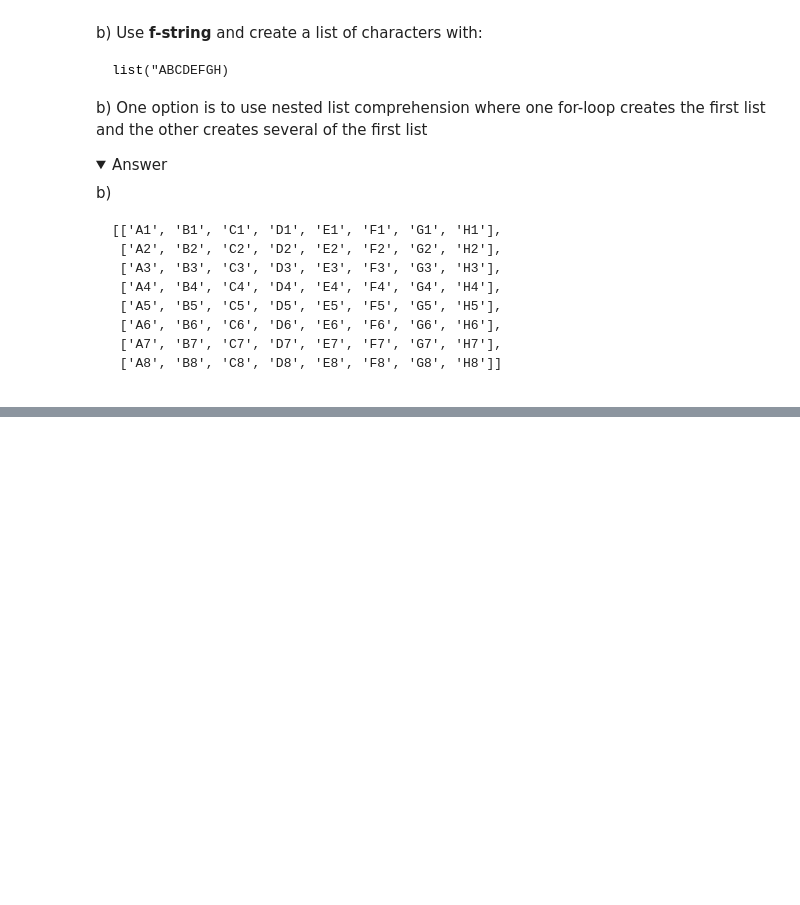
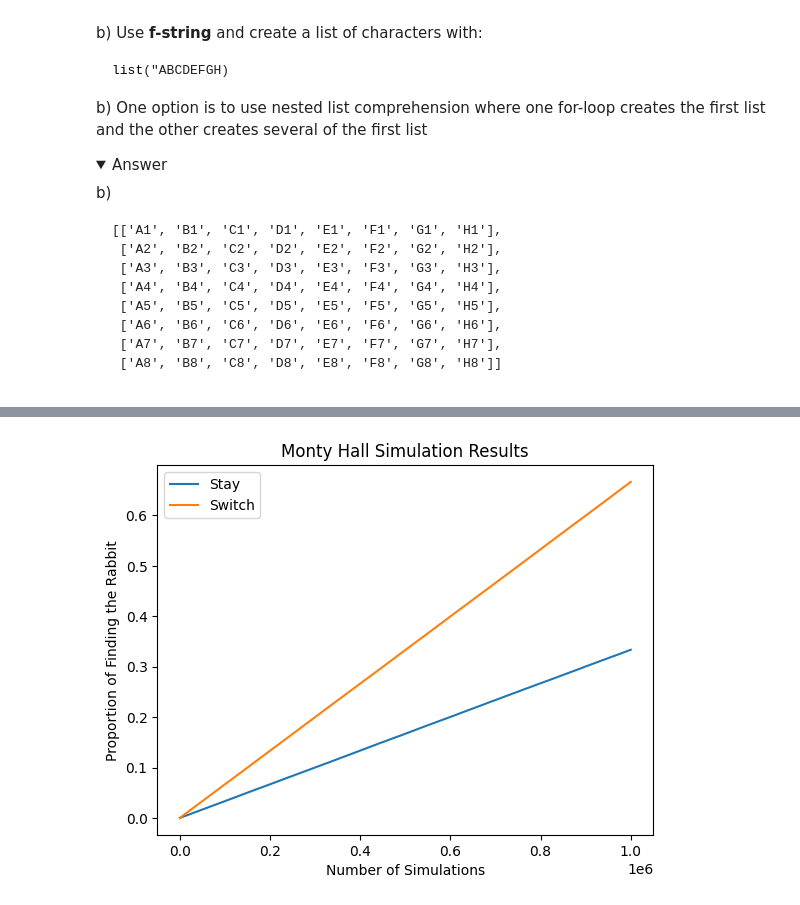
Before and after one commit to Nedib/Python-Nedya-Ibrahim, a Jupyter notebook: Exercies/04-list-exercise.ipynb, the cells around one changed output, grey strips where cells are left out. Cells and saved outputs as stored; diff of their text form; code cells hidden in the pictures; folded sections open; blank space fills up the shorter version.

```diff
--- a/Exercies/04-list-exercise.ipynb
+++ b/Exercies/04-list-exercise.ipynb
@@ -342,3 +482,55 @@ b)
 
 
 </details>
+# %%
+import random
+import matplotlib.pyplot as plt
+
+def simulate_monty_hall(num_simulations):
+    stay_wins = 0
+    switch_wins = 0
+    stay_proportions = []
+    switch_proportions = []
+
+    for _ in range(num_simulations):
+        # Randomly assign which door has the rabbit (0, 1, or 2)
+        rabbit_door = random.randint(0, 2)
+
+        # Randomly pick an initial door (0, 1, or 2)
+        initial_choice = random.randint(0, 2)
+
+        # Monty Hall opens one of the other doors with a snake behind it
+        other_doors = [door for door in range(3) if door != initial_choice]
+        opened_door = random.choice([door for door in other_doors if door != rabbit_door])
+
+        # Calculate the other remaining door
+        remaining_door = [door for door in range(3) if door != opened_door and door != initial_choice][0]
+
+        # Check if staying with the initial choice results in finding the rabbit
+        if initial_choice == rabbit_door:
+            stay_wins += 1
+
+        # Check if switching doors results in finding the rabbit
+        if remaining_door == rabbit_door:
+            switch_wins += 1
+
+        stay_proportions.append(stay_wins / (num_simulations))
+        switch_proportions.append(switch_wins / (num_simulations))
+
+    return stay_proportions, switch_proportions
+
+def plot_monty_hall_results(stay_proportions, switch_proportions):
+    plt.plot(stay_proportions, label="Stay")
+    plt.plot(switch_proportions, label="Switch")
+    plt.xlabel("Number of Simulations")
+    plt.ylabel("Proportion of Finding the Rabbit")
+    plt.legend()
+    plt.title("Monty Hall Simulation Results")
+    plt.show()
+
+if __name__ == "__main__":
+    num_simulations = 1000000
+    stay_proportions, switch_proportions = simulate_monty_hall(num_simulations)
+    plot_monty_hall_results(stay_proportions, switch_proportions)
+# %% [output]
+[figure, added]
```
Also changed, not shown: parts of 4 cells of this notebook, 13 other files.
